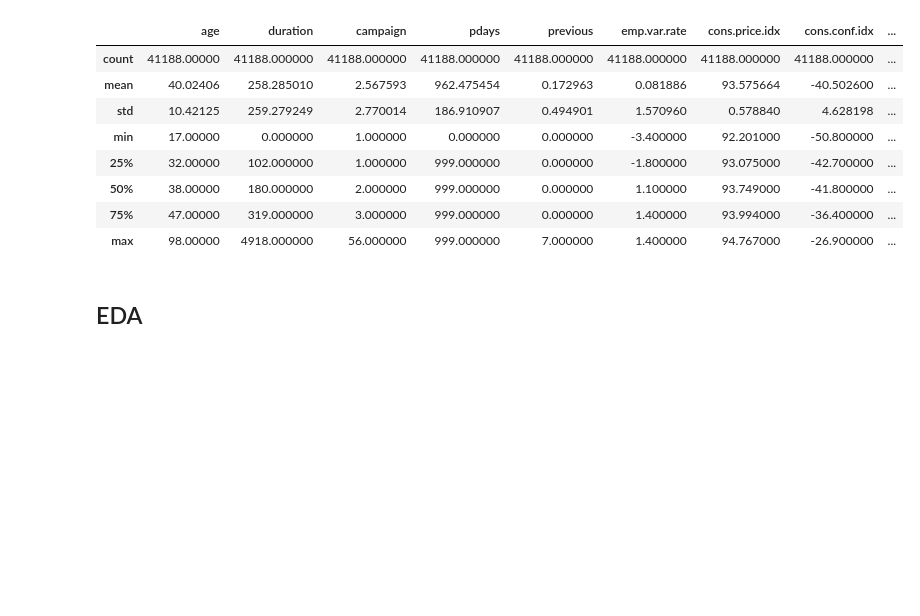
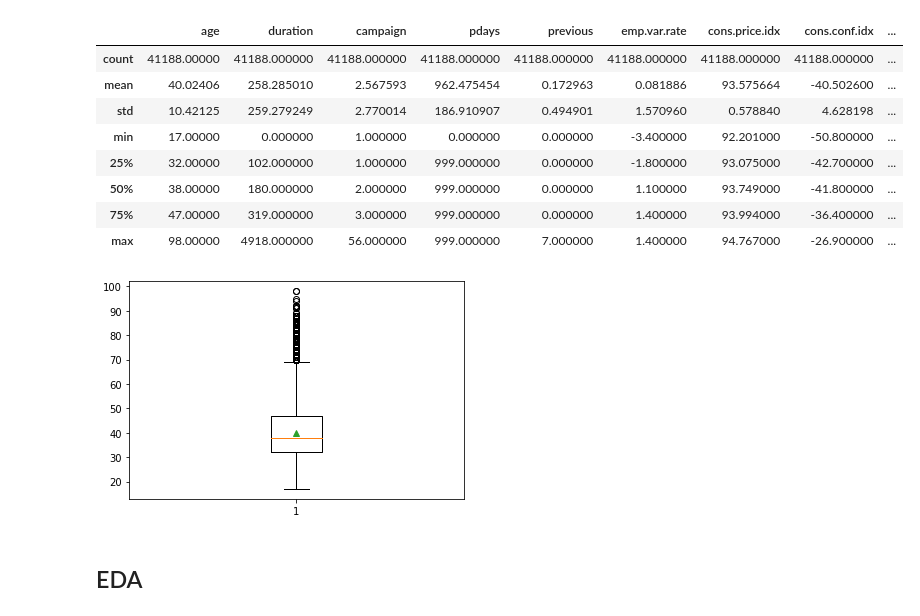
Before and after one commit to panyihuei/datamining-learning, a Jupyter notebook: HW1 Decision Tree/HW 1 Bank marketing.ipynb, the cells around one changed output. Saved outputs shown, nothing was run; the diff lists cells and outputs as text; code cells hidden in the pictures; blank space fills up the shorter version.

```diff
--- a/HW1 Decision Tree/HW 1 Bank marketing.ipynb
+++ b/HW1 Decision Tree/HW 1 Bank marketing.ipynb
@@ -81,6 +81,11 @@ data1.describe()
 | 50% | 38.00000 | 180.000000 | 2.000000 | 999.000000 | 0.000000 | 1.100000 | 93.749000 | -41.800000 | ... |
 | 75% | 47.00000 | 319.000000 | 3.000000 | 999.000000 | 0.000000 | 1.400000 | 93.994000 | -36.400000 | ... |
 | max | 98.00000 | 4918.000000 | 56.000000 | 999.000000 | 7.000000 | 1.400000 | 94.767000 | -26.900000 | ... |
+# %%
+plt.boxplot(x=data1['age'],showmeans=True,labels=None)
+plt.show()
+# %% [output]
+[figure, added]
 # %% [markdown]
 ## EDA
 # %% [markdown]
```
Also changed, not shown: parts of 14 cells of this notebook.
